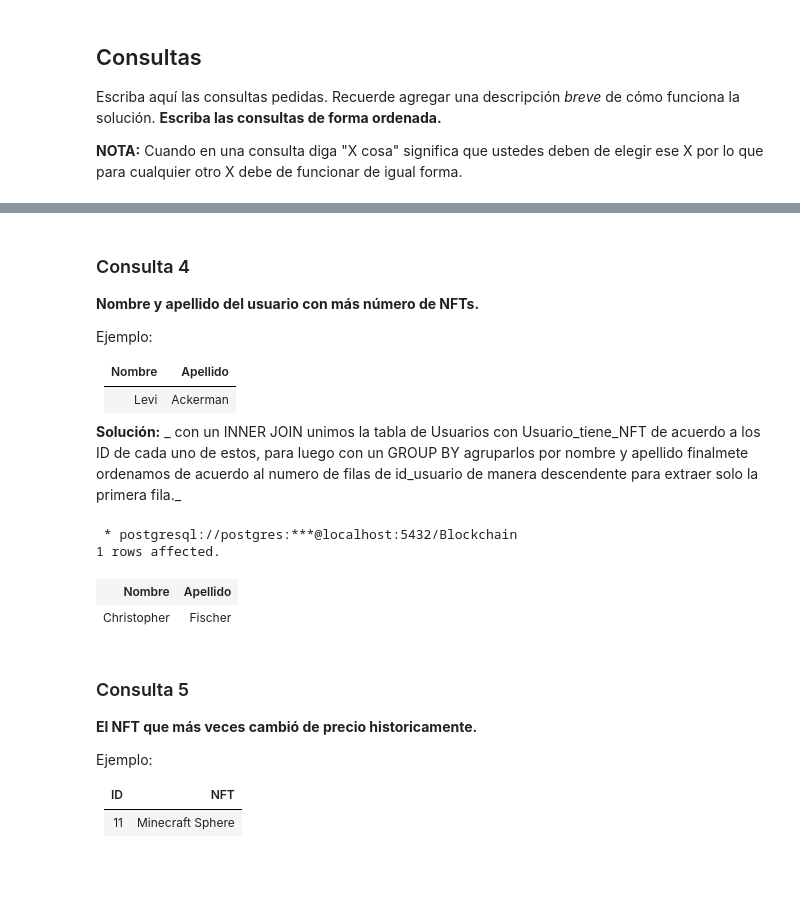
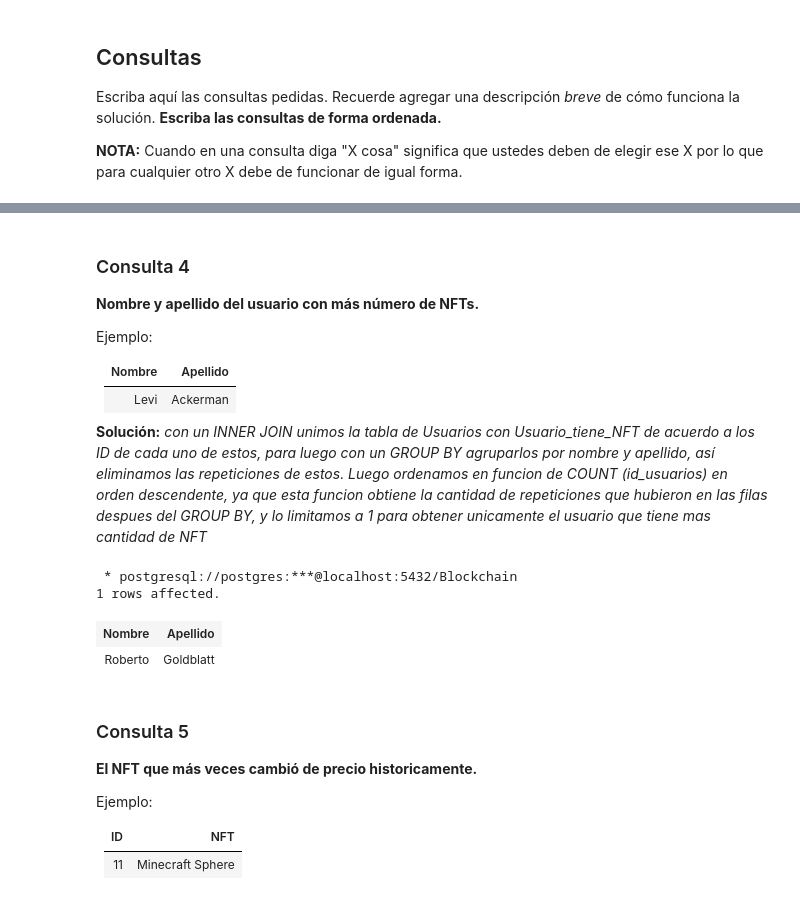
Before and after one commit to bryangonzalezr/INF239, a Jupyter notebook: Tarea-1-Grupo23/Tarea1_BD_2022-1 V1.1.ipynb, the cells around one changed output, grey strips where cells are left out. Saved outputs shown, nothing was run; the diff lists cells and outputs as text; code cells hidden in the pictures; blank space fills up the shorter version.

```diff
--- a/Tarea-1-Grupo23/Tarea1_BD_2022-1 V1.1.ipynb
+++ b/Tarea-1-Grupo23/Tarea1_BD_2022-1 V1.1.ipynb
@@ -470,25 +469,25 @@ Ejemplo:
 |----------------|--------|
 | Levi | Ackerman |
 
-**Solución:** _ con un INNER JOIN unimos la tabla de Usuarios con Usuario_tiene_NFT de acuerdo a los ID de cada uno de estos, para luego con un GROUP BY agruparlos por nombre y apellido finalmete ordenamos de acuerdo al numero de filas de id_usuario de manera descendente para extraer solo la primera fila._
+**Solución:** _con un INNER JOIN unimos la tabla de Usuarios con Usuario_tiene_NFT de acuerdo a los ID de cada uno de estos, para luego con un GROUP BY agruparlos por nombre y apellido, así eliminamos las repeticiones de estos. Luego ordenamos en funcion de COUNT (id_usuarios) en orden descendente, ya que esta funcion obtiene la cantidad de repeticiones que hubieron en las filas despues del GROUP BY, y lo limitamos a 1 para obtener unicamente el usuario que tiene mas cantidad de NFT_
 # %%
 %%sql
 
 SELECT
     Usuarios.nombre AS "Nombre", Usuarios.apellido AS "Apellido"
 
 FROM
     Usuarios INNER JOIN Usuario_tiene_NFT
-    ON Usuarios.ID_usuario = Usuario_tiene_NFT.id_usuario
+    ON Usuarios.id_usuario = Usuario_tiene_NFT.id_usuario
 
 GROUP BY Usuarios.nombre, Usuarios.apellido
 ORDER BY COUNT(Usuarios.id_usuario) DESC
 LIMIT 1;
 # %% [output]
  * postgresql://postgres:***@localhost:5432/Blockchain
 1 rows affected.
 | Nombre | Apellido |
-| Christopher | Fischer |
+| Roberto | Goldblatt |
 # %% [markdown]
 ### Consulta 5
 **El NFT que más veces cambió de precio historicamente.**
```
Also changed, not shown: parts of 27 cells of this notebook.
